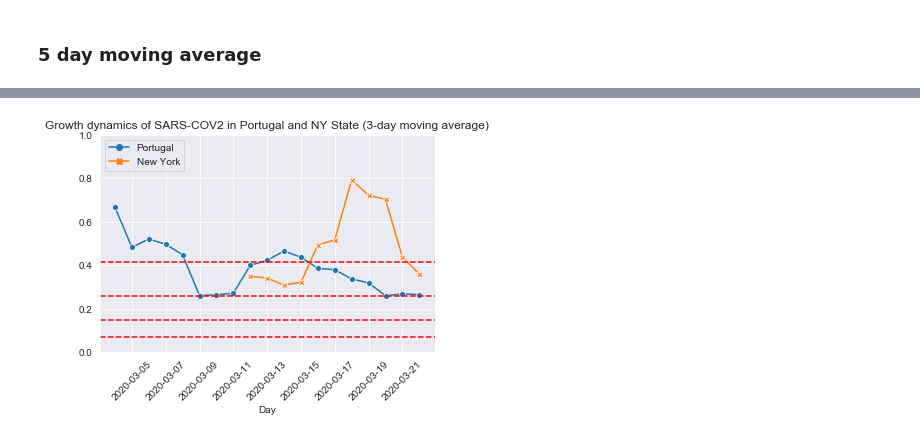
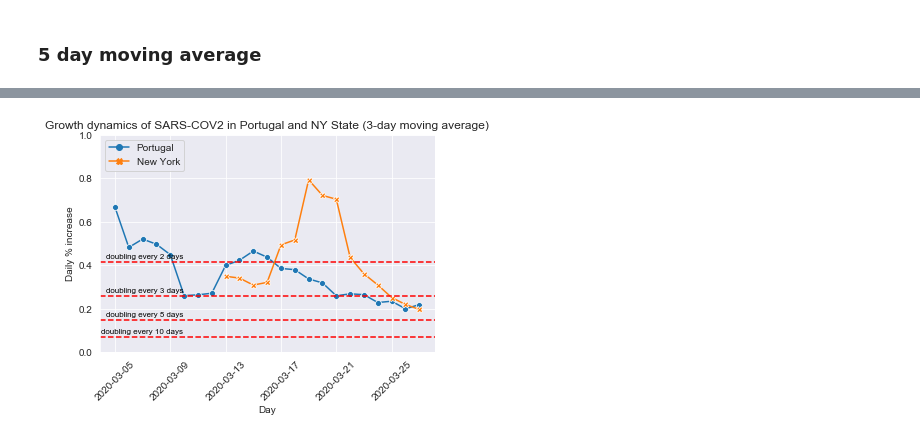
Before and after one commit to ruimaranhao/covid19_growth, a Jupyter notebook: growth_covid19.ipynb, the cells around one changed output, grey strips where cells are left out. Saved outputs shown, nothing was run; the diff lists cells and outputs as text; code cells hidden in the pictures.

```diff
--- a/growth_covid19.ipynb
+++ b/growth_covid19.ipynb
@@ -105,8 +104,8 @@ plt.show()
 # %%
 # Manual Analysis (daily data from [this](https://coronavirus.app/map) website.)
 # %%
-dportugal_manual = [2,4,6,9,13,21,30,39,41,59,78,112,169,245,331,448,642,785,1020,1280,1600,2060]
-dnyc_manual = [0, 0, 0, 0, 0, 0, 0, 0, 173, 220, 328, 421, 525, 732, 967, 1706, 2495, 5365, 8310, 11719, 15793, 20875]
+dportugal_manual = [2,4,6,9,13,21,30,39,41,59,78,112,169,245,331,448,642,785,1020,1280,1600,2060,2362, 2995, 3544, 4268]
+dnyc_manual = [0, 0, 0, 0, 0, 0, 0, 0, 173, 220, 328, 421, 525, 732, 967, 1706, 2495, 5365, 8310, 11719, 15793, 20875, 26236, 30811, 37769,44892]
 dates = np.arange(np.datetime64('today') - len(dportugal_manual), np.datetime64('today') + 2, dtype='datetime64[D]')
 
 dup10days = [(2**(1/10)-1)*100]*len(dportugal_manual)
@@ -185,15 +123,33 @@ df_movingavg
 # %%
 sns.set_style("darkgrid")
 chart = sns.lineplot(markers=True, dashes=False, data=df_movingavg)
 plt.grid(True)
 plt.title('Growth dynamics of SARS-COV2 in Portugal and NY State (3-day moving average)')
 plt.legend(loc=2)
 plt.xticks(rotation=45)
 plt.ylim(0, 1)
-chart.axhline(y=2**(1/10)-1, color='r', linestyle='--', label='p=0.05')
+chart.text(0.25, 2**(1/10)-1 + 0.01, 'doubling every 10 days',
+        verticalalignment='bottom', horizontalalignment='right',
+        transform=chart.transAxes,
+        color='black', fontsize=8)
+chart.text(0.25, 2**(1/5)-1 + 0.01, 'doubling every 5 days',
+        verticalalignment='bottom', horizontalalignment='right',
+        transform=chart.transAxes,
+        color='black', fontsize=8)
+chart.text(0.25, 2**(1/3)-1 + 0.01, 'doubling every 3 days',
+        verticalalignment='bottom', horizontalalignment='right',
+        transform=chart.transAxes,
+        color='black', fontsize=8)
+chart.text(0.25, 2**(1/2)-1 + 0.01, 'doubling every 2 days',
+        verticalalignment='bottom', horizontalalignment='right',
+        transform=chart.transAxes,
+        color='black', fontsize=8)
+chart.axhline(y=2**(1/10)-1, color='r', linestyle='--')
 chart.axhline(y=2**(1/5)-1, color='r', linestyle='--')
 chart.axhline(y=2**(1/3)-1, color='r', linestyle='--')
 chart.axhline(y=2**(1/2)-1, color='r', linestyle='--')
+chart.set_ylabel('Daily % increase')
+plt.savefig('sars-cov2.png')
 plt.show()
 # %% [output]
-[figure, old version]
+[figure, new version]
```
Also changed, not shown: parts of 13 cells of this notebook.
